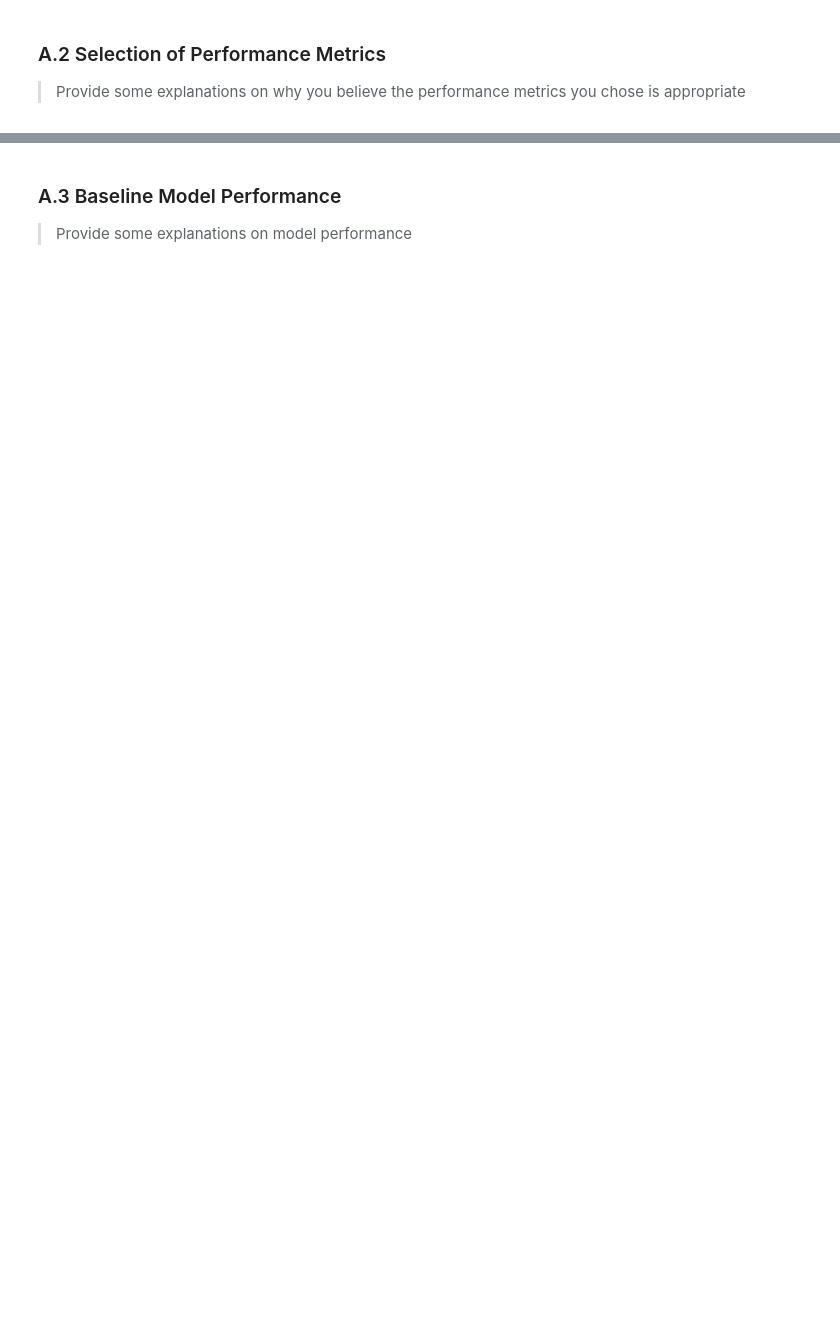
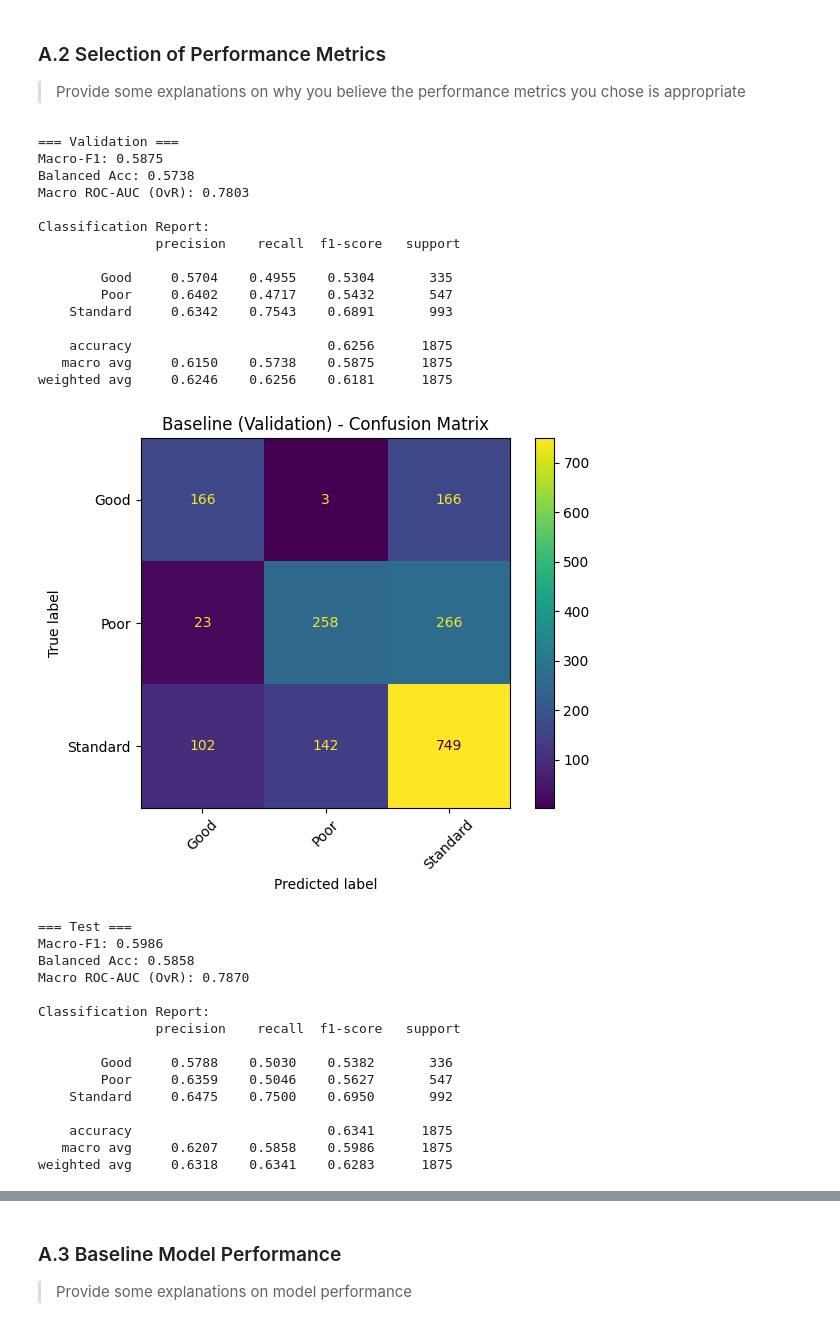
Before and after one commit to Rainbow6174/ClassificationModels-CreditRatingClassification-36106-AT2, a Jupyter notebook: 36106_25SP_AT2_student_id_0_Baseline.ipynb, the cells around one changed output, grey strips where cells are left out. Cells and saved outputs as stored; diff of their text form; code cells hidden in the pictures; blank space fills up the shorter version.

Commit message:
BaselineDraftUploaded

```diff
--- a/36106_25SP_AT2_student_id_0_Baseline.ipynb
+++ b/36106_25SP_AT2_student_id_0_Baseline.ipynb
@@ -80,0 +106,55 @@ Provide some explanations on why you believe the performance metrics you chose i
+# %%
+# <Student to fill this section and then remove this comment>
+# 3) Validate / 验证集评估
+val_pred = clf.predict(X_val)
+val_proba = clf.predict_proba(X_val)
+print("=== Validation ===")
+print("Macro-F1:", f"{f1_score(y_val_enc, val_pred, average='macro'):.4f}")
+print("Balanced Acc:", f"{balanced_accuracy_score(y_val_enc, val_pred):.4f}")
+print("Macro ROC-AUC (OvR):", f"{roc_auc_score(y_val_enc, val_proba, multi_class='ovr', average='macro'):.4f}")
+print("\nClassification Report:\n", classification_report(y_val_enc, val_pred, target_names=class_names, digits=4))
+ConfusionMatrixDisplay(confusion_matrix(y_val_enc, val_pred), display_labels=class_names).plot(xticks_rotation=45)
+plt.title("Baseline (Validation) - Confusion Matrix"); plt.show()
+
+# 4) Test (one-shot) / 测试集一次性报告
+test_pred = clf.predict(X_test)
+test_proba = clf.predict_proba(X_test)
+print("\n=== Test ===")
+print("Macro-F1:", f"{f1_score(y_test_enc, test_pred, average='macro'):.4f}")
+print("Balanced Acc:", f"{balanced_accuracy_score(y_test_enc, test_pred):.4f}")
+print("Macro ROC-AUC (OvR):", f"{roc_auc_score(y_test_enc, test_proba, multi_class='ovr', average='macro'):.4f}")
+print("\nClassification Report:\n", classification_report(y_test_enc, test_pred, target_names=class_names, digits=4))
+ConfusionMatrixDisplay(confusion_matrix(y_test_enc, test_pred), display_labels=class_names).plot(xticks_rotation=45)
+plt.title("Baseline (Test) - Confusion Matrix"); plt.show()
+# %% [output]
+=== Validation ===
+Macro-F1: 0.5875
+Balanced Acc: 0.5738
+Macro ROC-AUC (OvR): 0.7803
+
+Classification Report:
+               precision    recall  f1-score   support
+
+        Good     0.5704    0.4955    0.5304       335
+        Poor     0.6402    0.4717    0.5432       547
+    Standard     0.6342    0.7543    0.6891       993
+
+    accuracy                         0.6256      1875
+   macro avg     0.6150    0.5738    0.5875      1875
+weighted avg     0.6246    0.6256    0.6181      1875
+[figure, added]
+=== Test ===
+Macro-F1: 0.5986
+Balanced Acc: 0.5858
+Macro ROC-AUC (OvR): 0.7870
+
+Classification Report:
+               precision    recall  f1-score   support
+
+        Good     0.5788    0.5030    0.5382       336
+        Poor     0.6359    0.5046    0.5627       547
+    Standard     0.6475    0.7500    0.6950       992
+
+    accuracy                         0.6341      1875
+   macro avg     0.6207    0.5858    0.5986      1875
+weighted avg     0.6318    0.6341    0.6283      1875
```
Also changed, not shown: parts of 9 cells of this notebook, 1 other file.
